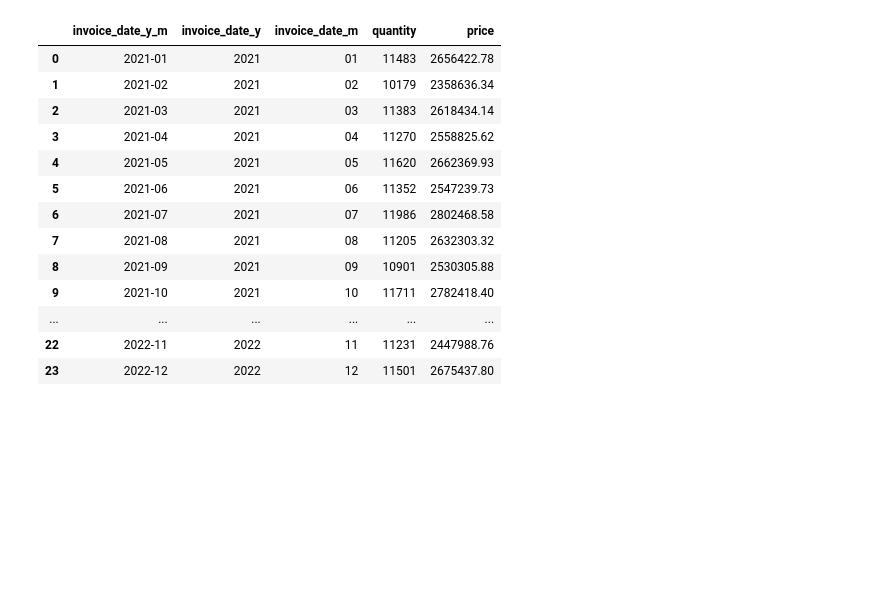
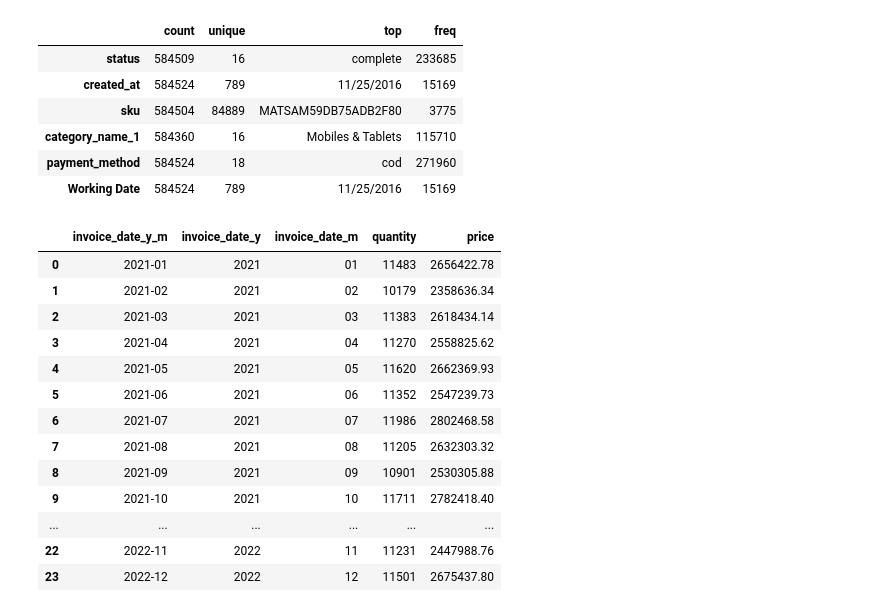
Before and after one commit to LiangYuDer/E-commerce-Analysis, a Jupyter notebook: ec_analysis.ipynb, the cells around one changed output. Cells and saved outputs as stored; diff of their text form; code cells hidden in the pictures; blank space fills up the shorter version.

```diff
--- a/ec_analysis.ipynb
+++ b/ec_analysis.ipynb
@@ -41,3 +78,13 @@ print(df["invoice_date"].min())
+# %%
+df.describe(include=['object','bool']).T
+# %% [output]
+|  | count | unique | top | freq |
+| status | 584509 | 16 | complete | 233685 |
+| created_at | 584524 | 789 | 11/25/2016 | 15169 |
+| sku | 584504 | 84889 | MATSAM59DB75ADB2F80 | 3775 |
+| category_name_1 | 584360 | 16 | Mobiles & Tablets | 115710 |
+| payment_method | 584524 | 18 | cod | 271960 |
+| Working Date | 584524 | 789 | 11/25/2016 | 15169 |
 # %%
 #1: 計算2021/01/01 - 2023/03/08 月營收
 revenue = df[["invoice_date_y", "invoice_date_m", "quantity", "price"]].groupby(["invoice_date_y","invoice_date_m"]).agg('sum').sort_values(by=["invoice_date_y","invoice_date_m"]).reset_index()
```
Also changed, not shown: parts of 21 cells of this notebook, 1 other file.
